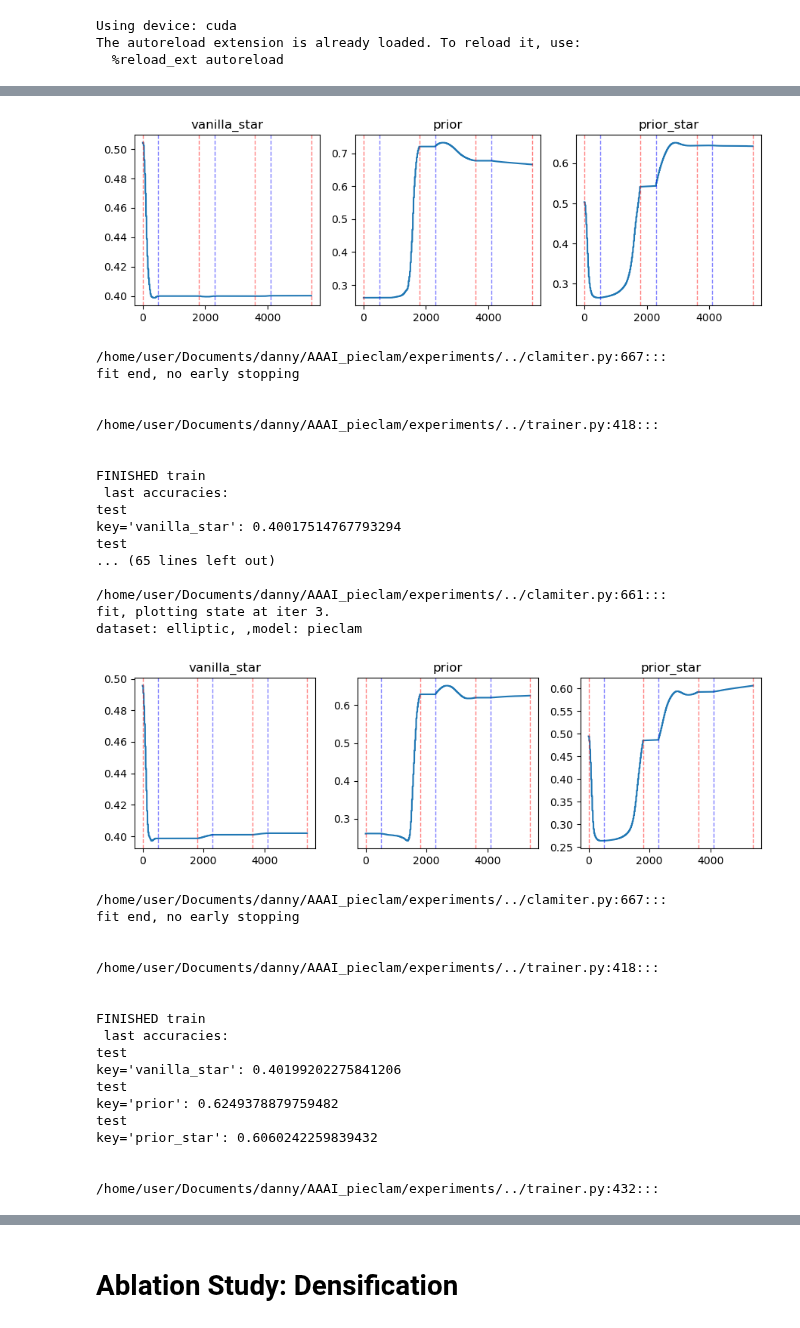
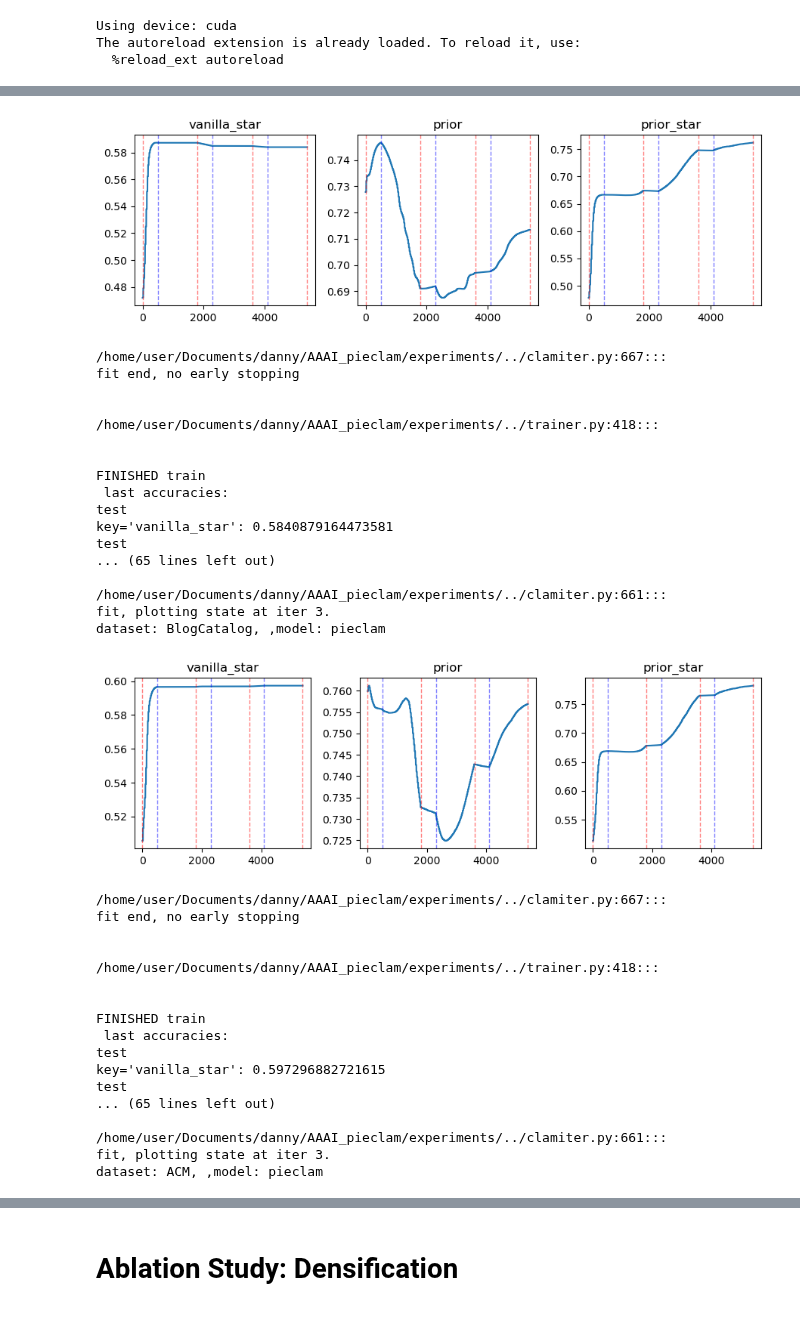
Before and after one commit to JuanCervino/PieClamNonSym, a Jupyter notebook: experiments/anomaly_unsupervised.ipynb, the cells around one changed output, grey strips where cells are left out. Drawn from its saved outputs; the diff is of its cells as text; code cells hidden in the pictures.

```diff
--- a/experiments/anomaly_unsupervised.ipynb
+++ b/experiments/anomaly_unsupervised.ipynb
@@ -22,15 +22,19 @@ The autoreload extension is already loaded. To reload it, use:
   %reload_ext autoreload
 # %%
 
+#todo: make an experimentation system for config lists that collects the results similar to link prediction
+
 model_names = ['pieclam']
-ds_names = ['elliptic','photo', 'reddit']
+ds_names = ['Flickr', 'BlogCatalog', 'ACM']
+num_rounds = 1
+
 
 for model_name in model_names:
     for ds_name in ds_names:
         #todo: make a data collection scheme
         ds = import_dataset(ds_name)
         ds_to_use = ds
-        if ds_name in ['photo', 'reddit']:
+        if ds_name in ['photo', 'reddit', 'ACM']:
             fat_ds = TwoHop()(ds)
             fat_ds.edge_attr = torch.ones(fat_ds.edge_index.shape[1]).bool()
             ds_to_use = fat_ds
@@ -41,7 +45,7 @@ for model_name in model_names:
         losseses = []
         acc_testses = []
         acc_valses = []
-        for i in range(10):
+        for i in range(num_rounds):
             trainer_anomaly = Trainer(
                 model_name=model_name,
                 device=device,
@@ -94,22 +98,22 @@ dataset: elliptic, ,model: pieclam
-[figure, old version]
+[figure, new version]
 /home/user/Documents/danny/AAAI_pieclam/experiments/../clamiter.py:667:::
 fit end, no early stopping
 
 
 /home/user/Documents/danny/AAAI_pieclam/experiments/../trainer.py:418:::
 
 
 FINISHED train
  last accuracies:
 test
-key='vanilla_star': 0.40017514767793294
+key='vanilla_star': 0.5840879164473581
 test
 ... (65 lines left out)
 
 /home/user/Documents/danny/AAAI_pieclam/experiments/../clamiter.py:661:::
 fit, plotting state at iter 3.
-dataset: elliptic, ,model: pieclam
+dataset: BlogCatalog, ,model: pieclam
-[figure, old version]
+[figure, new version]
 /home/user/Documents/danny/AAAI_pieclam/experiments/../clamiter.py:667:::
 fit end, no early stopping
 
@@ -120,11 +124,10 @@ fit end, no early stopping
 FINISHED train
  last accuracies:
 test
-key='vanilla_star': 0.40199202275841206
+key='vanilla_star': 0.597296882721615
 test
-key='prior': 0.6249378879759482
-test
-key='prior_star': 0.6060242259839432
+... (65 lines left out)
 
-
-/home/user/Documents/danny/AAAI_pieclam/experiments/../trainer.py:432:::
+/home/user/Documents/danny/AAAI_pieclam/experiments/../clamiter.py:661:::
+fit, plotting state at iter 3.
+dataset: ACM, ,model: pieclam
```
Also changed, not shown: parts of 1 cell of this notebook, 4 other files.
